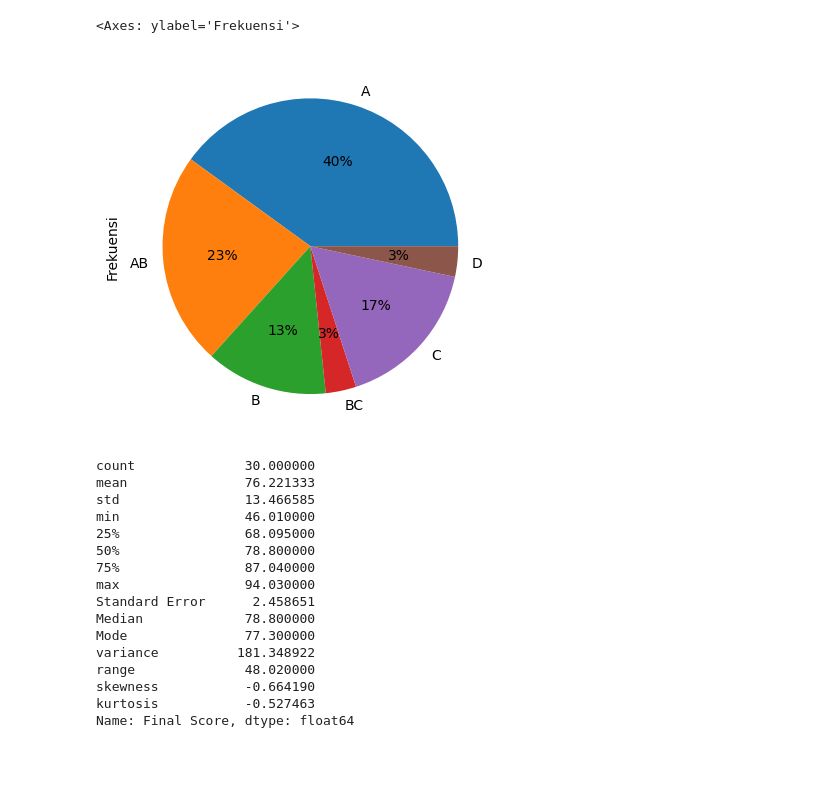
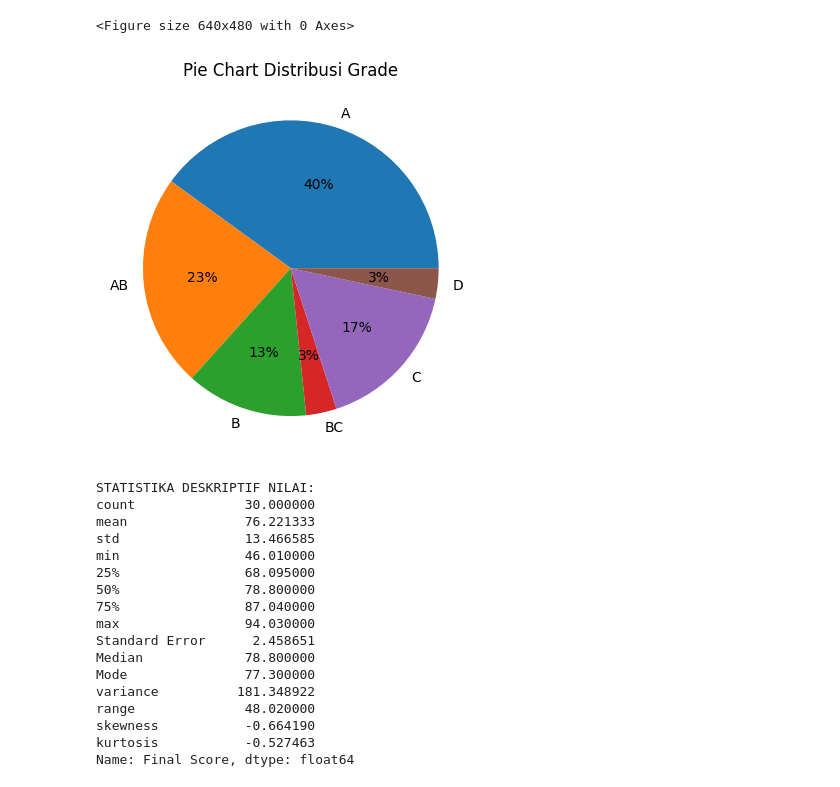
Before and after one commit to Himmel-al/Statistika-dan-probabilitas, a Jupyter notebook: Tugas_Statistika_dan_probabilitas_p4.ipynb, the cells around one changed output. Drawn from its saved outputs; the diff is of its cells as text; code cells hidden in the pictures; blank space fills up the shorter version.

```diff
--- a/Tugas_Statistika_dan_probabilitas_p4.ipynb
+++ b/Tugas_Statistika_dan_probabilitas_p4.ipynb
@@ -3,8 +3,9 @@
 # %%
 import pandas as pd
 
-file_name = 'Latihan Penyajian Data dan Stat Des dg Excel.xlsx'
+file_name = 'fulan.xlsx'
 dataraw = pd.read_excel(file_name)
 
+print("DATARAW:")
 print(dataraw)
 # %% [output]
@@ -50,8 +66,12 @@ datafrq.plot(kind='bar')
 # %%
-datafrq.plot(kind='pie',y='Frekuensi',autopct='%1.0f%%',legend=False)
+plt.figure()
+datafrq.plot(kind='pie', y='Frekuensi', autopct='%1.0f%%', legend=False)
+plt.title('Pie Chart Distribusi Grade')
+plt.ylabel('')
+plt.show()
 # %% [output]
-<Axes: ylabel='Frekuensi'>
+<Figure size 640x480 with 0 Axes>
-[figure, old version]
+[figure, new version]
 # %%
 dataraw["Final Score"] = pd.to_numeric(dataraw["Final Score"], errors='coerce')
 dt = dataraw["Final Score"]
@@ -63,8 +83,10 @@ stats['variance'] = dt.var()
 stats['range'] = dt.max() - dt.min()
 stats['skewness'] = dt.skew()
 stats['kurtosis'] = dt.kurtosis()
+print("STATISTIKA DESKRIPTIF NILAI: ")
 print(stats)
 # %% [output]
+STATISTIKA DESKRIPTIF NILAI:
 count              30.000000
 mean               76.221333
 std                13.466585
```
Also changed, not shown: parts of 6 cells of this notebook.
